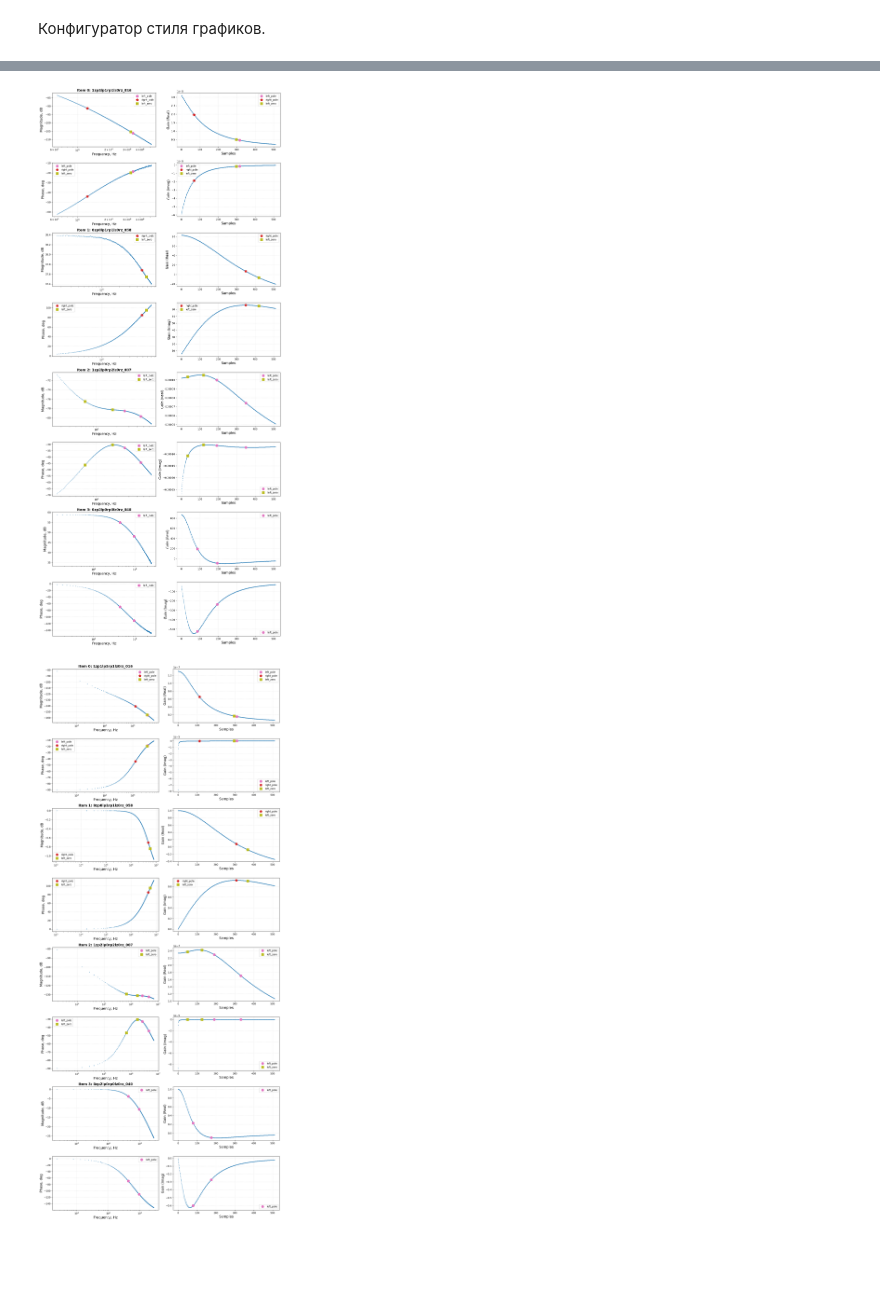
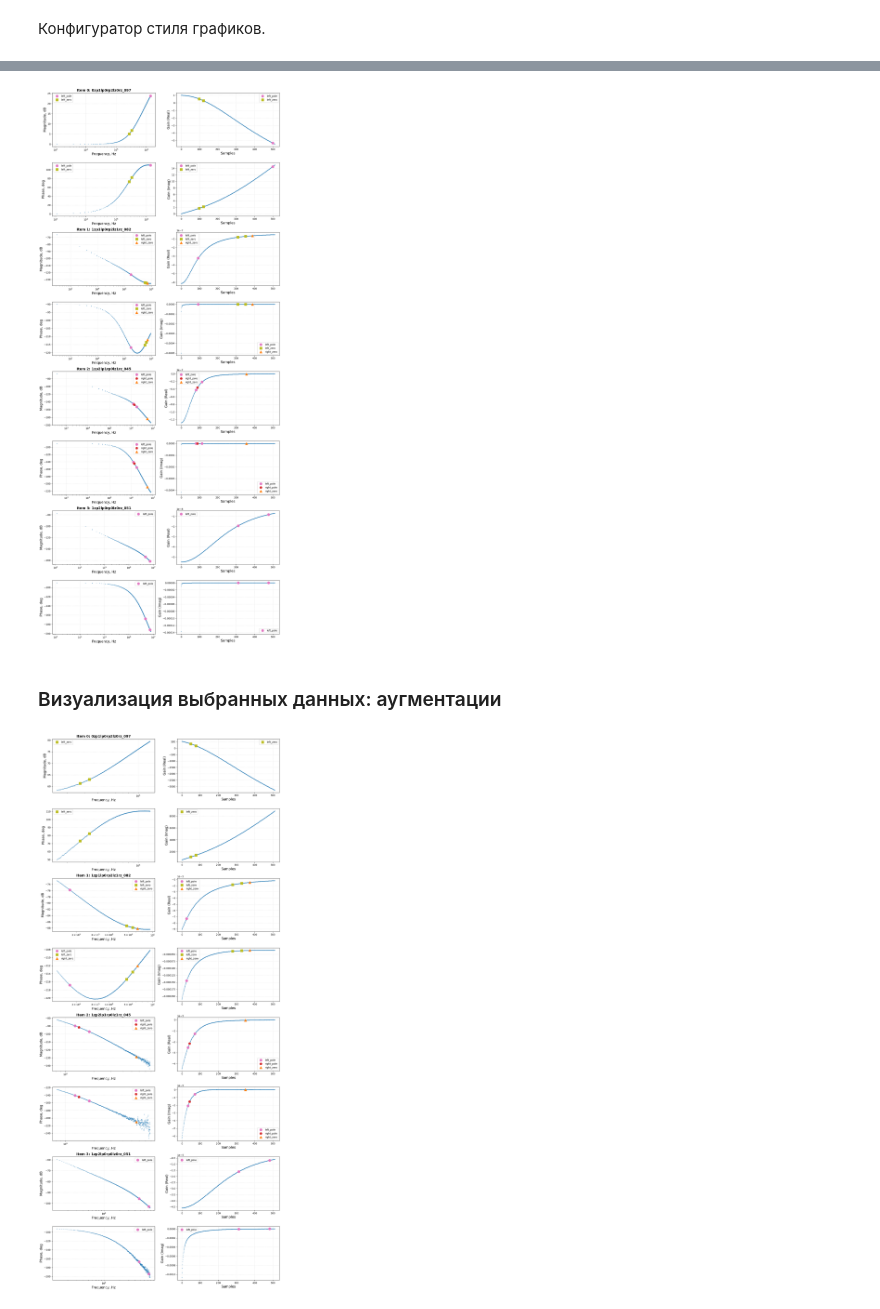
Before and after one commit to romangorbunov91/zeros-poles-masks, a Jupyter notebook: debug_notebook.ipynb, the cells around one changed output, grey strips where cells are left out. Saved outputs shown, nothing was run; the diff lists cells and outputs as text; code cells hidden in the pictures; blank space fills up the shorter version.

Commit message:
Отлажена агументация 'crop-resize'.

```diff
--- a/debug_notebook.ipynb
+++ b/debug_notebook.ipynb
@@ -123,27 +119,37 @@ PLOT_CONFIG = {
 # %%
-from utils.plot_functions import plot_frequency_responses
+dataset = ZerosPolesDataset(
+    dataset_dir = dataset_dir,
+    split = configer['split'],
+    samples=samples,
+    transforms_flag=False
+)
 
 plot_frequency_responses(
     dataset_to_plot=dataset,
     samples_list=samples,
     N_plot_samples=4,
-    plot_config=PLOT_CONFIG,
-    save_path=Path('./readme_img/dataset_samples.png'))
+    plot_config=PLOT_CONFIG)
 # %% [output]
-[figure, old version]
+[figure, new version]
+# %% [markdown]
+### Визуализация выбранных данных: аугментации
 # %%
-# Загрузка выбранных данных.
 dataset = ZerosPolesDataset(
     dataset_dir = dataset_dir,
     split = configer['split'],
     samples=samples,
-    transforms_flag=False
+    transforms_flag=True,
+    crop_size=[0.0, 0.2],
+    noise_level=[1e-3, 10e-3],
+    noise_alfa=0.6,
+    gain=[1e-3, 1e3]
 )
 
 plot_frequency_responses(
     dataset_to_plot=dataset,
     samples_list=samples,
     N_plot_samples=4,
-    plot_config=PLOT_CONFIG)
+    plot_config=PLOT_CONFIG,
+    save_path=Path('./readme_img/dataset_samples.png'))
 # %% [output]
-[figure, old version]
+[figure, new version]
```
Also changed, not shown: parts of 7 cells of this notebook, 2 other files.
